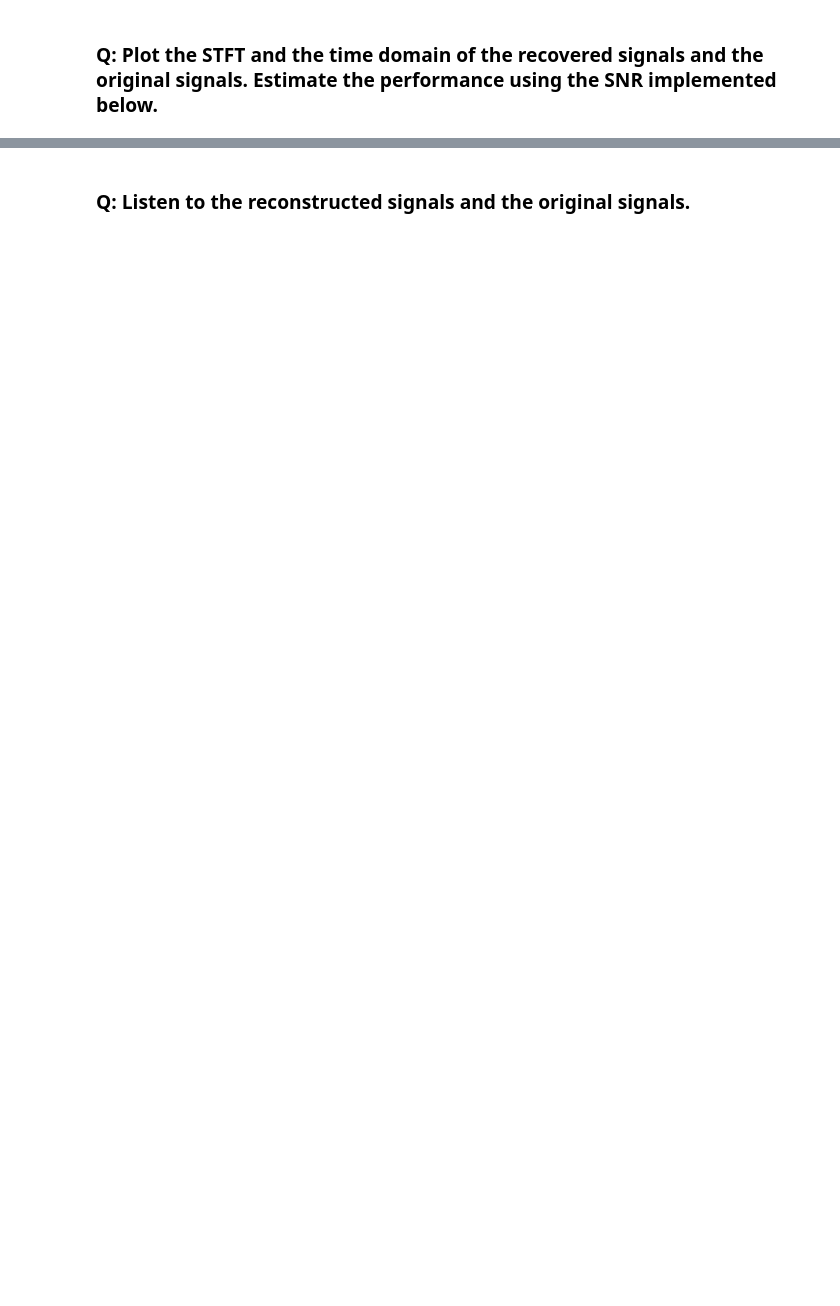
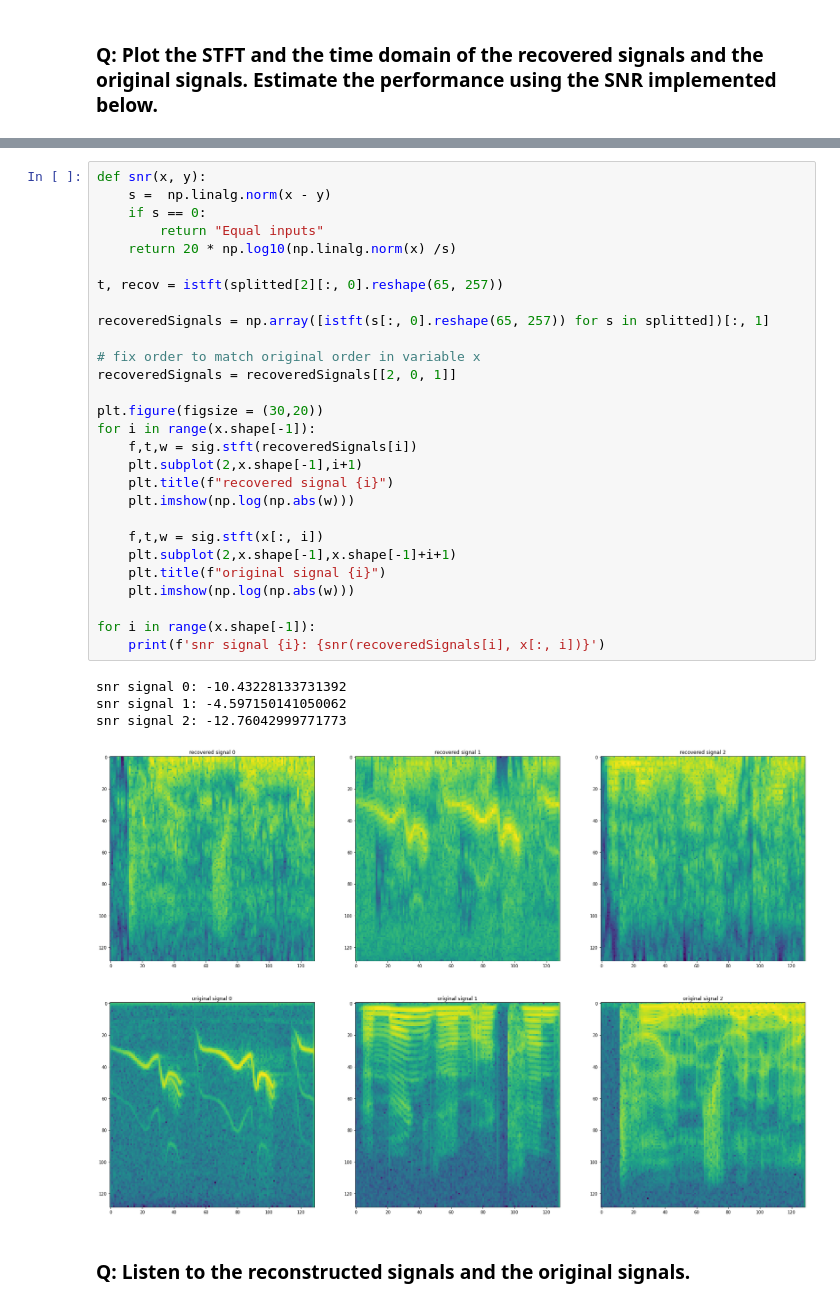
Before and after one commit to guillaume-haerinck/imac-tp-signal, a Jupyter notebook: m2-semestre1/TD4/TD3 Spectral Analysis and Filtering-Exercise.ipynb, the cells around one changed output, grey strips where cells are left out. Drawn from its saved outputs; the diff is of its cells as text; blank space fills up the shorter version.

```diff
--- a/m2-semestre1/TD4/TD3 Spectral Analysis and Filtering-Exercise.ipynb
+++ b/m2-semestre1/TD4/TD3 Spectral Analysis and Filtering-Exercise.ipynb
@@ -272,3 +243,36 @@ plt.show()
+# %%
+def snr(x, y):
+    s =  np.linalg.norm(x - y)
+    if s == 0:
+        return "Equal inputs"
+    return 20 * np.log10(np.linalg.norm(x) /s)
+
+t, recov = istft(splitted[2][:, 0].reshape(65, 257))
+
+recoveredSignals = np.array([istft(s[:, 0].reshape(65, 257)) for s in splitted])[:, 1]
+
+# fix order to match original order in variable x
+recoveredSignals = recoveredSignals[[2, 0, 1]]
+
+plt.figure(figsize = (30,20))
+for i in range(x.shape[-1]):
+    f,t,w = sig.stft(recoveredSignals[i])
+    plt.subplot(2,x.shape[-1],i+1)
+    plt.title(f"recovered signal {i}")
+    plt.imshow(np.log(np.abs(w)))
+
+    f,t,w = sig.stft(x[:, i])
+    plt.subplot(2,x.shape[-1],x.shape[-1]+i+1)
+    plt.title(f"original signal {i}")
+    plt.imshow(np.log(np.abs(w)))
+
+for i in range(x.shape[-1]):
+    print(f'snr signal {i}: {snr(recoveredSignals[i], x[:, i])}')
+# %% [output]
+snr signal 0: -10.43228133731392
+snr signal 1: -4.597150141050062
+snr signal 2: -12.76042999771773
+[figure, added]
 # %% [markdown]
 ### Q: Listen to the reconstructed signals and the original signals.
 # %%
```
Also changed, not shown: parts of 11 cells of this notebook.
